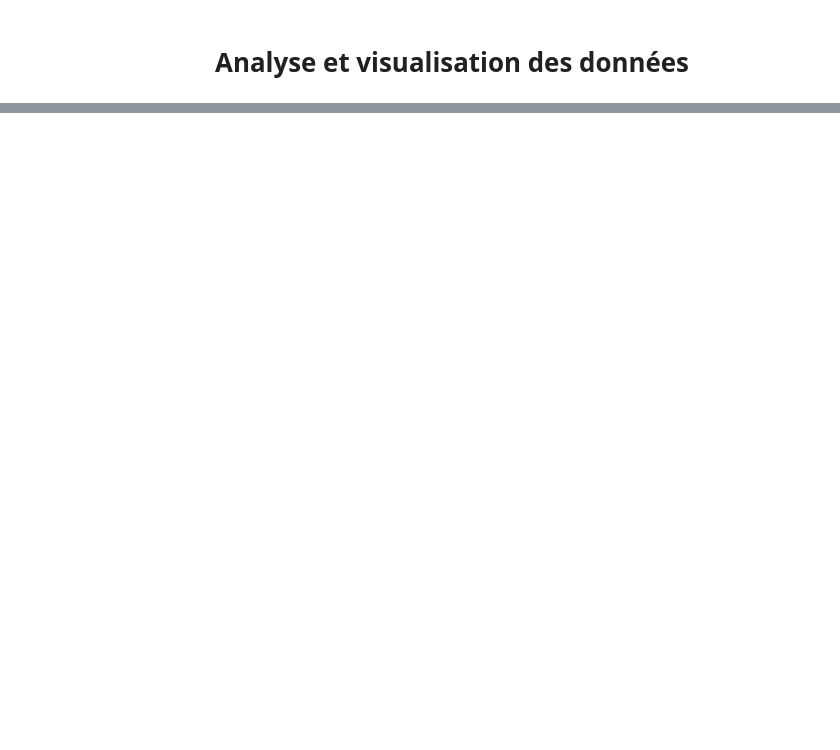
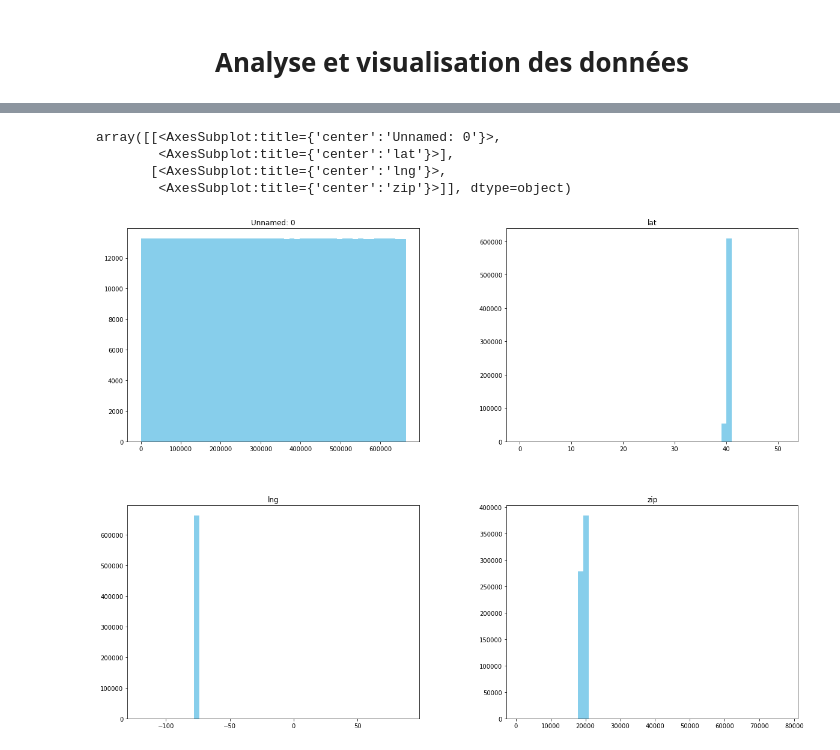
Before and after one commit to chainyo/analyse_donnees, a Jupyter notebook: analyse.ipynb, the cells around one changed output, grey strips where cells are left out. Saved outputs shown, nothing was run; the diff lists cells and outputs as text; code cells hidden in the pictures; blank space fills up the shorter version.

```diff
--- a/analyse.ipynb
+++ b/analyse.ipynb
@@ -16,0 +60,8 @@ df.head()
+# %%
+df.hist(bins=50, figsize=(20,15), color='skyblue', grid=False)
+# %% [output]
+array([[<AxesSubplot:title={'center':'Unnamed: 0'}>,
+        <AxesSubplot:title={'center':'lat'}>],
+       [<AxesSubplot:title={'center':'lng'}>,
+        <AxesSubplot:title={'center':'zip'}>]], dtype=object)
+[figure, added]
```
Also changed, not shown: parts of 8 cells of this notebook, 1 other file.
